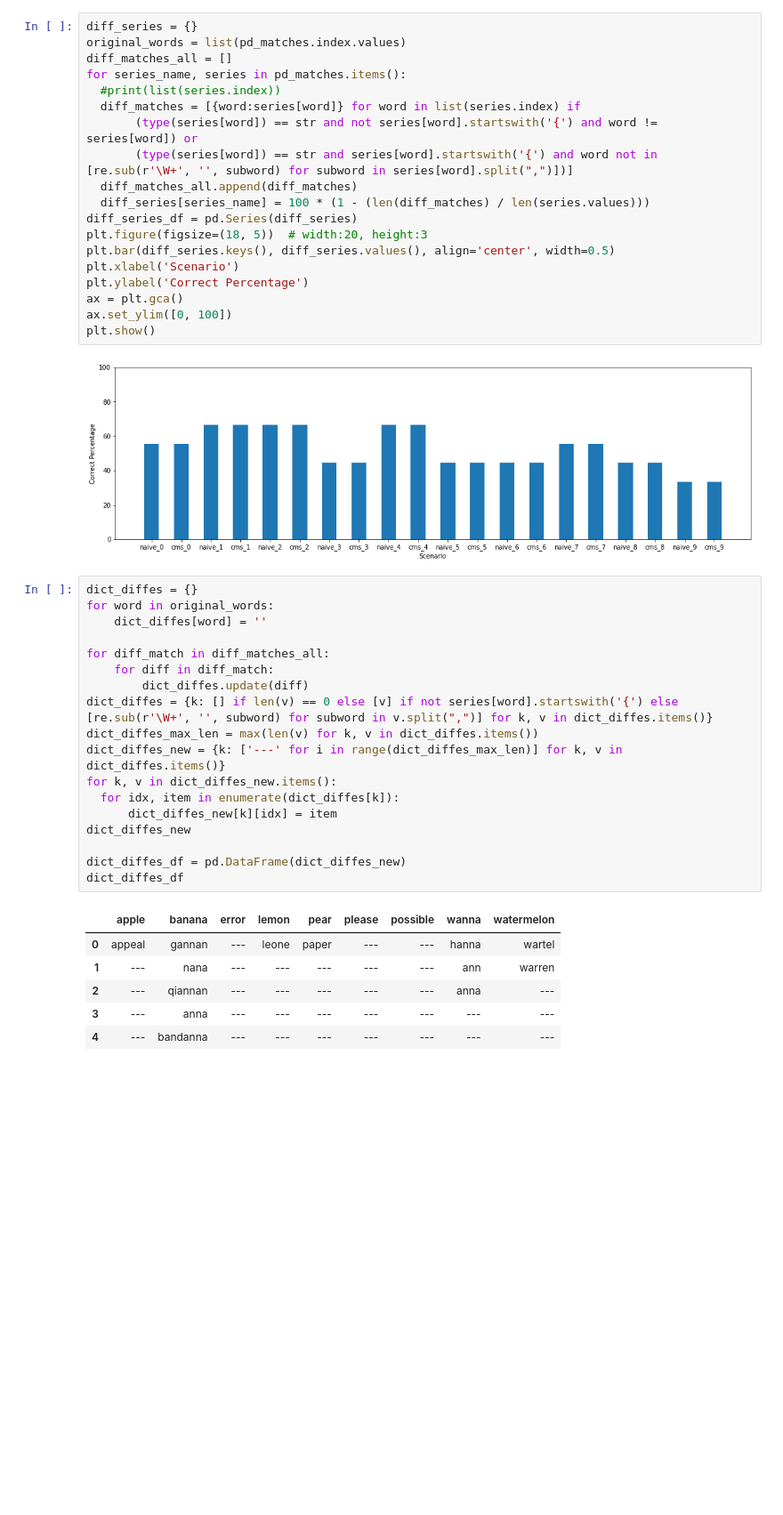
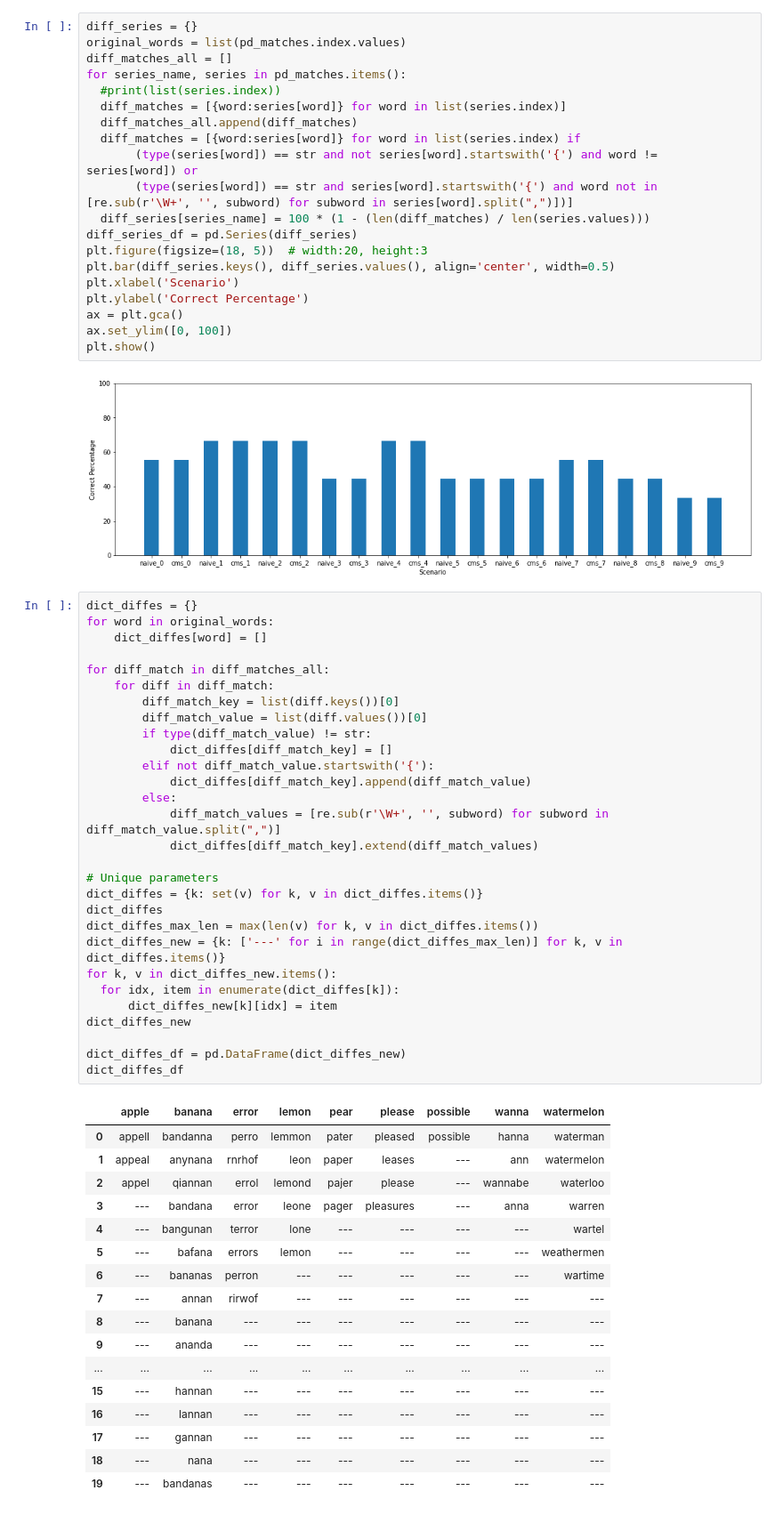
Before and after one commit to stavco9/datastreaming-final-project, a Jupyter notebook: Data_Analysis_All.ipynb, the cells around one changed output. Shown at 89% size. Cells and saved outputs as stored; diff of their text form; blank space fills up the shorter version.

```diff
--- a/Data_Analysis_All.ipynb
+++ b/Data_Analysis_All.ipynb
@@ -59,10 +59,11 @@ original_words = list(pd_matches.index.values)
 diff_matches_all = []
 for series_name, series in pd_matches.items():
   #print(list(series.index))
+  diff_matches = [{word:series[word]} for word in list(series.index)]
+  diff_matches_all.append(diff_matches)
   diff_matches = [{word:series[word]} for word in list(series.index) if
        (type(series[word]) == str and not series[word].startswith('{') and word != series[word]) or
        (type(series[word]) == str and series[word].startswith('{') and word not in [re.sub(r'\W+', '', subword) for subword in series[word].split(",")])]
-  diff_matches_all.append(diff_matches)
   diff_series[series_name] = 100 * (1 - (len(diff_matches) / len(series.values)))
 diff_series_df = pd.Series(diff_series)
 plt.figure(figsize=(18, 5))  # width:20, height:3
@@ -77,25 +78,47 @@ plt.show()
 # %%
 dict_diffes = {}
 for word in original_words:
-    dict_diffes[word] = ''
+    dict_diffes[word] = []
 
 for diff_match in diff_matches_all:
     for diff in diff_match:
-        dict_diffes.update(diff)
-dict_diffes = {k: [] if len(v) == 0 else [v] if not series[word].startswith('{') else [re.sub(r'\W+', '', subword) for subword in v.split(",")] for k, v in dict_diffes.items()}
+        diff_match_key = list(diff.keys())[0]
+        diff_match_value = list(diff.values())[0]
+        if type(diff_match_value) != str:
+            dict_diffes[diff_match_key] = []
+        elif not diff_match_value.startswith('{'):
+            dict_diffes[diff_match_key].append(diff_match_value)
+        else:
+            diff_match_values = [re.sub(r'\W+', '', subword) for subword in diff_match_value.split(",")]
+            dict_diffes[diff_match_key].extend(diff_match_values)
+
+# Unique parameters
+dict_diffes = {k: set(v) for k, v in dict_diffes.items()}
+dict_diffes
 dict_diffes_max_len = max(len(v) for k, v in dict_diffes.items())
 dict_diffes_new = {k: ['---' for i in range(dict_diffes_max_len)] for k, v in dict_diffes.items()}
 for k, v in dict_diffes_new.items():
   for idx, item in enumerate(dict_diffes[k]):
       dict_diffes_new[k][idx] = item
 dict_diffes_new
 
 dict_diffes_df = pd.DataFrame(dict_diffes_new)
 dict_diffes_df
 # %% [output]
 |  | apple | banana | error | lemon | pear | please | possible | wanna | watermelon |
-| 0 | appeal | gannan | --- | leone | paper | --- | --- | hanna | wartel |
-| 1 | --- | nana | --- | --- | --- | --- | --- | ann | warren |
-| 2 | --- | qiannan | --- | --- | --- | --- | --- | anna | --- |
-| 3 | --- | anna | --- | --- | --- | --- | --- | --- | --- |
-| 4 | --- | bandanna | --- | --- | --- | --- | --- | --- | --- |
+| 0 | appell | bandanna | perro | lemmon | pater | pleased | possible | hanna | waterman |
+| 1 | appeal | anynana | rnrhof | leon | paper | leases | --- | ann | watermelon |
+| 2 | appel | qiannan | errol | lemond | pajer | please | --- | wannabe | waterloo |
+| 3 | --- | bandana | error | leone | pager | pleasures | --- | anna | warren |
+| 4 | --- | bangunan | terror | lone | --- | --- | --- | --- | wartel |
+| 5 | --- | bafana | errors | lemon | --- | --- | --- | --- | weathermen |
+| 6 | --- | bananas | perron | --- | --- | --- | --- | --- | wartime |
+| 7 | --- | annan | rirwof | --- | --- | --- | --- | --- | --- |
+| 8 | --- | banana | --- | --- | --- | --- | --- | --- | --- |
+| 9 | --- | ananda | --- | --- | --- | --- | --- | --- | --- |
+| ... | ... | ... | ... | ... | ... | ... | ... | ... | ... |
+| 15 | --- | hannan | --- | --- | --- | --- | --- | --- | --- |
+| 16 | --- | lannan | --- | --- | --- | --- | --- | --- | --- |
+| 17 | --- | gannan | --- | --- | --- | --- | --- | --- | --- |
+| 18 | --- | nana | --- | --- | --- | --- | --- | --- | --- |
+| 19 | --- | bandanas | --- | --- | --- | --- | --- | --- | --- |
```
Also changed, not shown: parts of 1 cell of this notebook.
